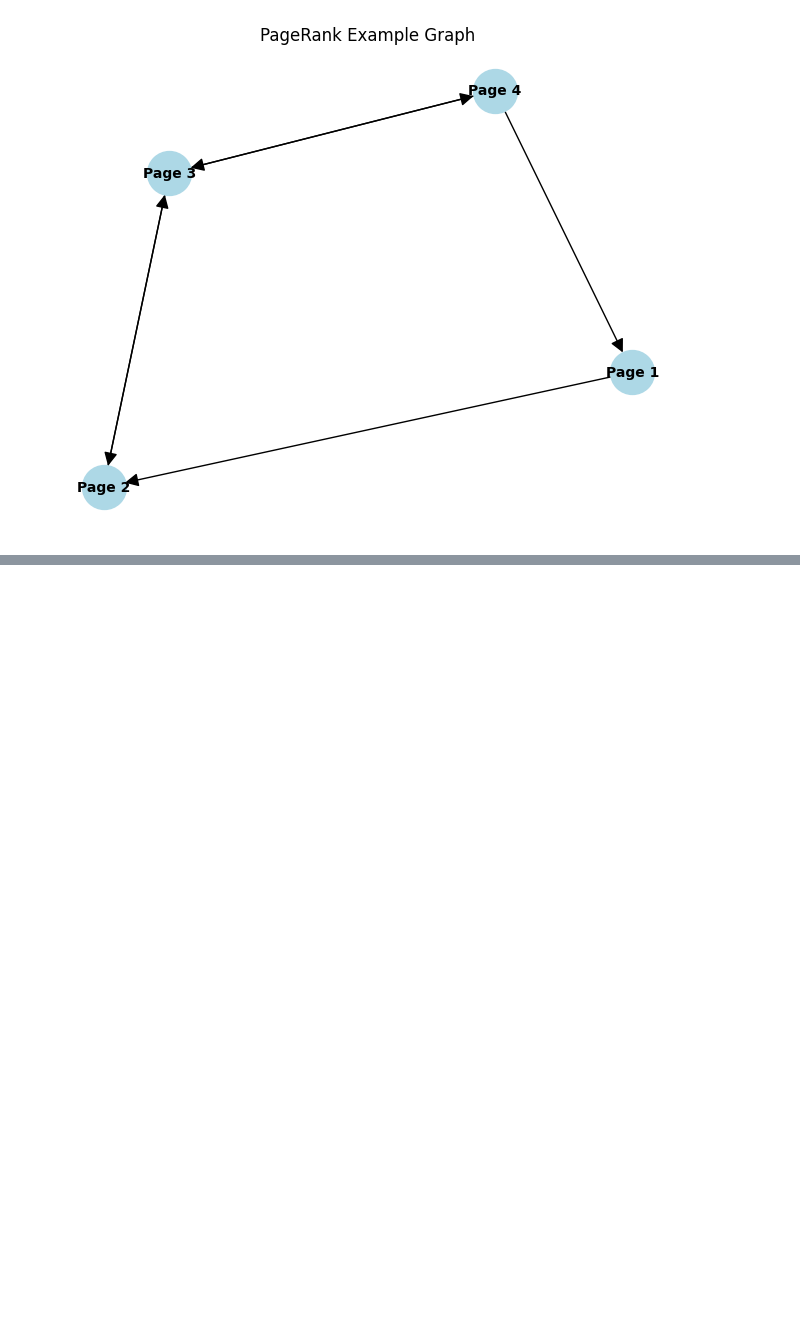
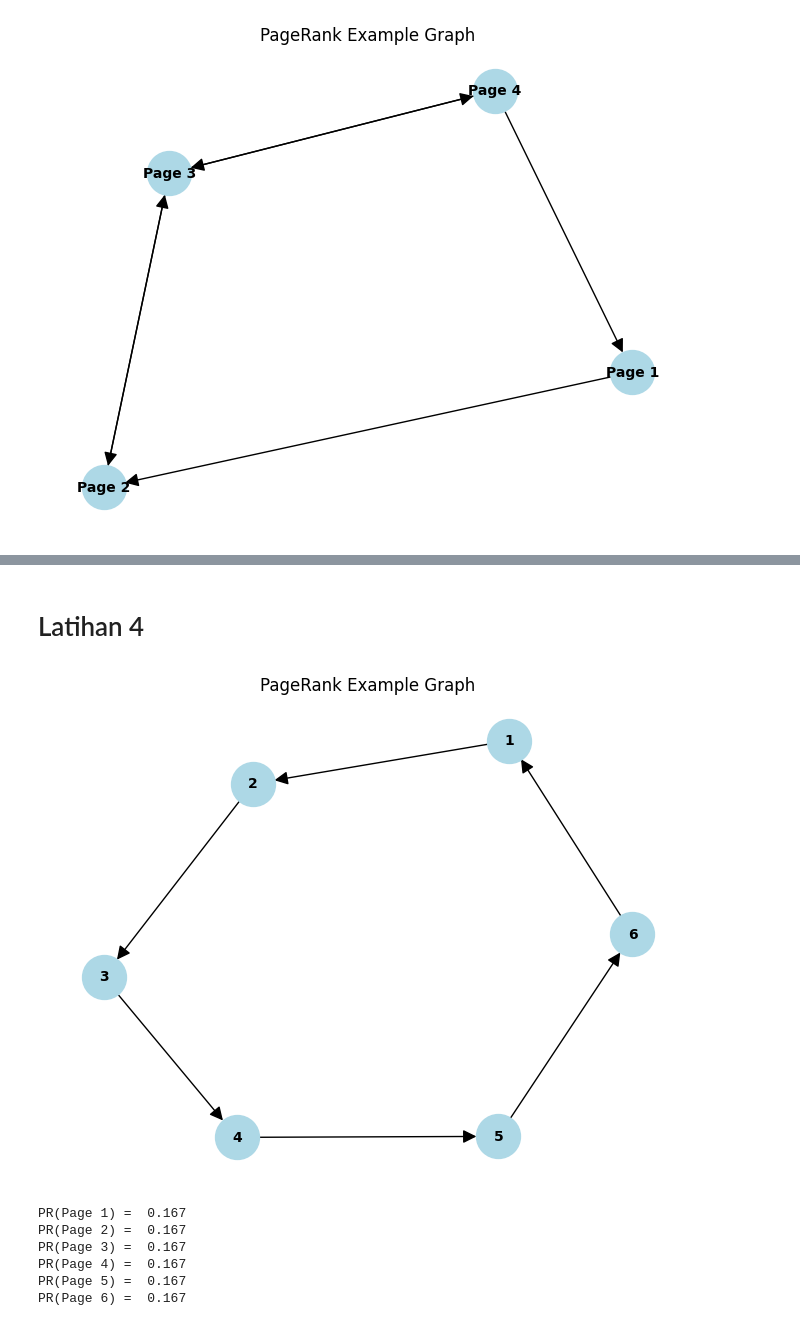
Before and after one commit to Sihjp/Widi-Ardhiansyah-DAA-S3, a Jupyter notebook: Week 9/Pertemuan_9_DAA_Algoritma_PageRank.ipynb, the cells around one changed output, grey strips where cells are left out. Cells and saved outputs as stored; diff of their text form; code cells hidden in the pictures; blank space fills up the shorter version.

```diff
--- a/Week 9/Pertemuan_9_DAA_Algoritma_PageRank.ipynb
+++ b/Week 9/Pertemuan_9_DAA_Algoritma_PageRank.ipynb
@@ -213,0 +286,71 @@ PR(Page 5) =  0.200
+# %% [markdown]
+# Latihan 4
+# %%
+# Latihan 4
+# Membuat graph dari Adjacency matrix
+import numpy as np
+import networkx as nx
+import matplotlib.pyplot as plt
+
+# Define the adjacency matrix
+adjacency_matrix = np.array([[0, 1, 0, 0, 0, 0],
+                             [0, 0, 1, 0, 0, 0],
+                             [0, 0, 0, 1, 0, 0],
+                             [0, 0, 0, 0, 1, 0],
+                             [0, 0, 0, 0, 0, 1],
+                             [1, 0, 0, 0, 0, 0]])
+
+# Create a directed graph
+G = nx.DiGraph()
+
+# Add nodes
+num_pages = len(adjacency_matrix)
+G.add_nodes_from(range(num_pages))
+
+# Add edges based on the adjacency matrix
+for i in range(num_pages):
+    for j in range(num_pages):
+        if adjacency_matrix[i, j] == 1:
+            G.add_edge(i, j)
+
+# Draw the graph
+pos = nx.spring_layout(G) # Layout the graph
+labels = {i: f"{i+1}" for i in range(num_pages)}
+nx.draw(G, pos, with_labels = True, labels = labels, node_size = 1000, node_color='lightblue', font_size=10, font_color='black', font_weight='bold', arrowsize=20)
+plt.title("PageRank Example Graph")
+plt.show()
+
+# Set the damping factor
+damping_factor = 0.85
+
+# Initiate the PageRank values
+num_pages = len(adjacency_matrix)
+page_rank = np.ones(num_pages) / num_pages
+
+# Number of iterations
+num_iterations = 100
+
+# Number of iterations
+num_iterations = 100
+
+for i in range(num_iterations):
+    new_page_rank = np.zeros(num_pages)
+    for j in range(num_pages):
+        # Calculate the PageRank contribuution from each linking page
+        linking_pages = [k for k in range(num_pages) if adjacency_matrix[k, j] == 1]
+        for linking_page in linking_pages:
+            new_page_rank[j] += page_rank[linking_page] / sum(adjacency_matrix[linking_page, :])
+        new_page_rank[j] = damping_factor * new_page_rank[j] + (1 - damping_factor) / num_pages
+    page_rank = new_page_rank
+
+# print the final PageRank values
+for page, rank in enumerate(page_rank):
+    print(f"PR(Page {page + 1}) = {rank: .3f}")
+# %% [output]
+[figure, added]
+PR(Page 1) =  0.167
+PR(Page 2) =  0.167
+PR(Page 3) =  0.167
+PR(Page 4) =  0.167
+PR(Page 5) =  0.167
+PR(Page 6) =  0.167
```
Also changed, not shown: parts of 12 cells of this notebook.
